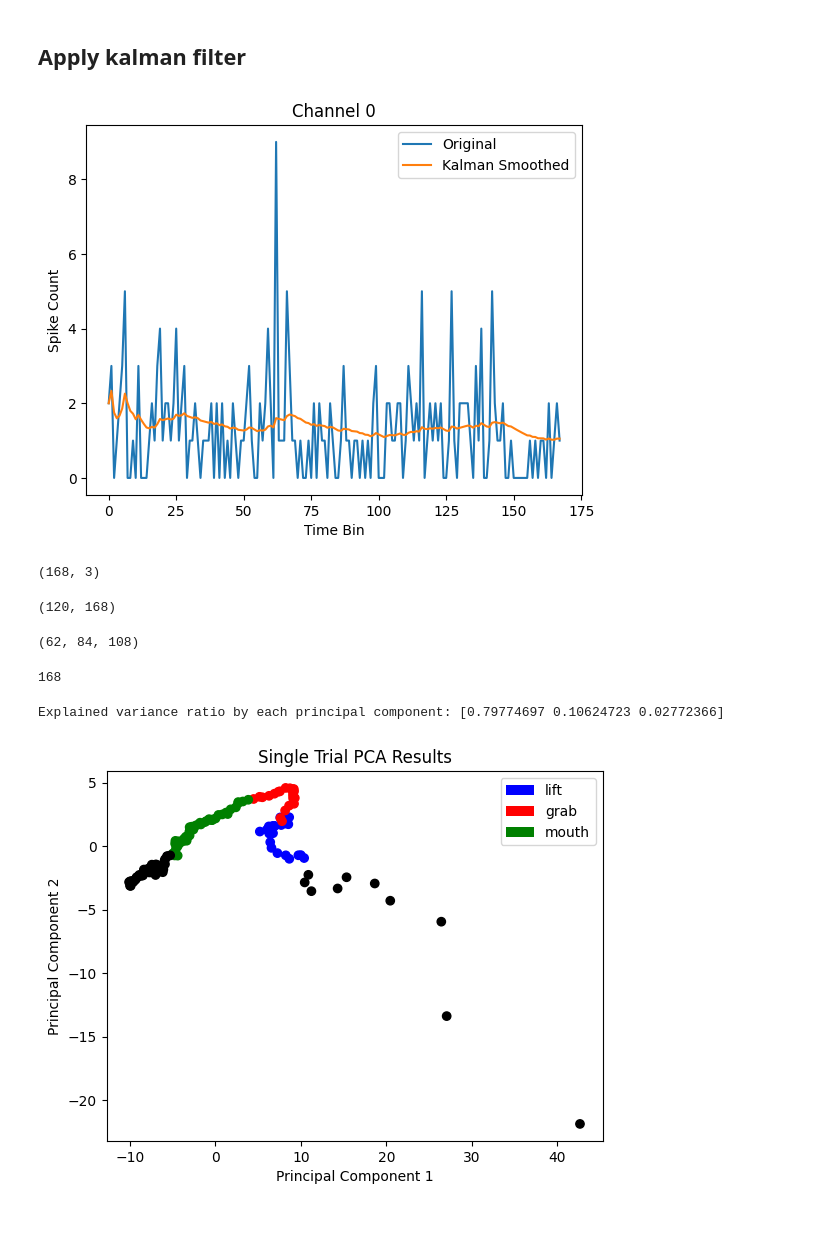
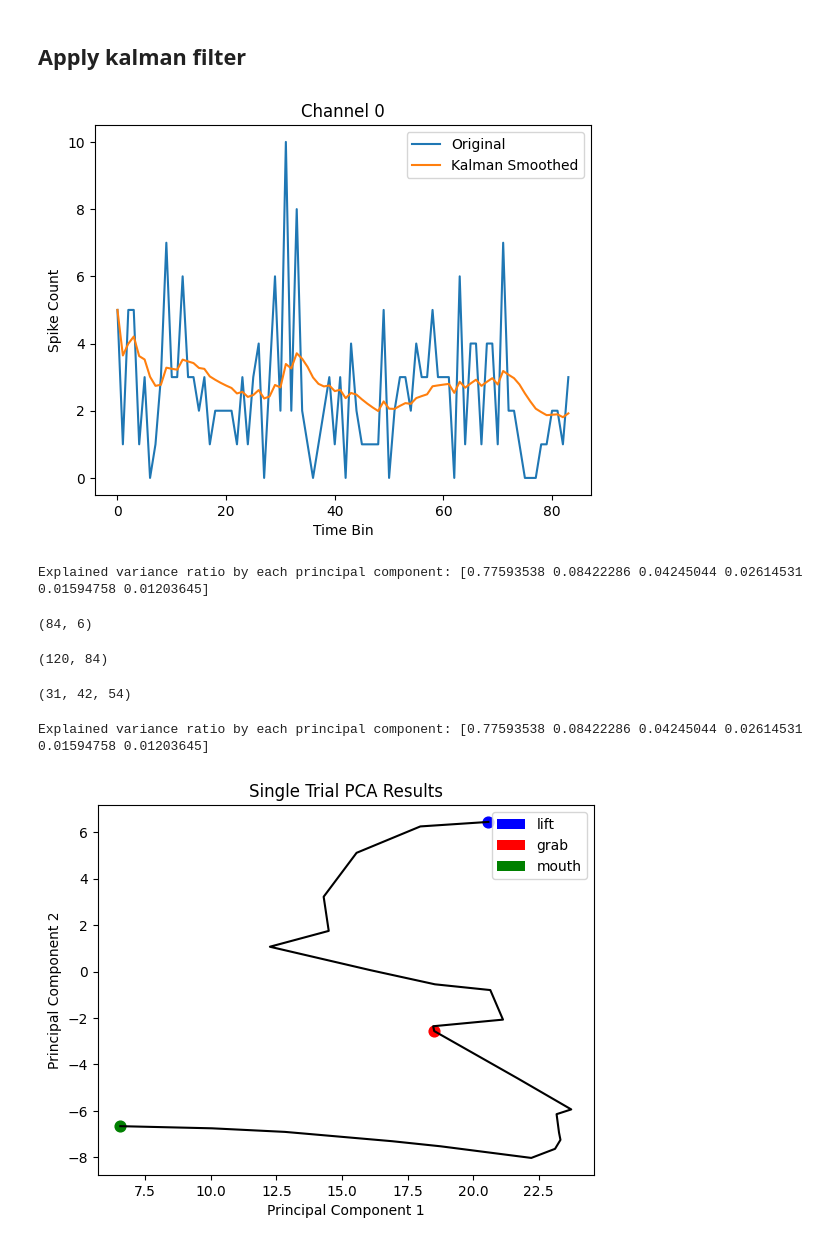
Before and after one commit to hantman-lab/realSpike, a Jupyter notebook: notebooks/pro-svd/PCA_single_trial_control.ipynb, the cells around one changed output. Saved outputs shown, nothing was run; the diff lists cells and outputs as text; code cells hidden in the pictures.

```diff
--- a/notebooks/pro-svd/PCA_single_trial_control.ipynb
+++ b/notebooks/pro-svd/PCA_single_trial_control.ipynb
@@ -267,6 +267,9 @@ def bin_spike_data(spikes, bin_size):
     # Reshape and sum
     binned = spikes.reshape(n_channels, n_bins, bin_size).sum(axis=2)
     return binned
+# %%
+bin_size = 10 # 10ms * 30 points per 1ms
 # %%
-binned_spikes = bin_spike_data(a, 150)
+b = bin_size * 30
+binned_spikes = bin_spike_data(a, bin_size=b)
 # %% [output]
@@ -281,7 +284,7 @@ binned_spikes.shape
 import numpy as np
 from filterpy.kalman import KalmanFilter
 
-def apply_kalman_filter(data, A=1, H=1, Q=0.001, R=1, initial_state=None):
+def apply_kalman_filter(data, A=1, H=1, Q=1e-2, R=1, initial_state=None):
     """
     Applies 1D Kalman filter to each channel in the binned spike data.
 
@@ -328,7 +331,7 @@ plt.xlabel('Time Bin')
 plt.ylabel('Spike Count')
 plt.show()
 # %% [output]
-[figure, old version]
+[figure, new version]
 # %%
 from sklearn.decomposition import PCA
 # %%
@@ -337,14 +340,18 @@ pca = PCA(n_components=6)
 # Fit the PCA model to the data and transform the data
 pca.fit(smoothed.T)
 reduced_data = pca.transform(smoothed.T)
+
+print("Explained variance ratio by each principal component:", pca.explained_variance_ratio_)
+# %% [output]
+Explained variance ratio by each principal component: [0.77593538 0.08422286 0.04245044 0.02614531 0.01594758 0.01203645]
 # %%
 reduced_data.shape
 # %% [output]
-(168, 3)
+(84, 6)
 # %%
 smoothed.shape
 # %% [output]
-(120, 168)
+(120, 84)
 # %%
 # lift/grab/mouth
 # %%
@@ -352,12 +359,12 @@ smoothed.shape
 # 300 ms after mouth = 60 bins
 # %%
 # lift duration
-lift = int(data["lift_ms"][0,trial_no] / 5)
+lift = int(data["lift_ms"][0,trial_no] / bin_size)
 # grab duration
-grab = int(data["grab_ms"][0,trial_no] / 5)
+grab = int(data["grab_ms"][0,trial_no] / bin_size)
 # mouth duration
-mouth = int(data["mouth_ms"][0,trial_no] / 5)
+mouth = int(data["mouth_ms"][0,trial_no] / bin_size)
 
 (lift, grab, mouth)
 # %% [output]
-(62, 84, 108)
+(31, 42, 54)
@@ -366,29 +371,32 @@ colors = ["black"] * 10 + ["blue"] * (grab-lift) + ["red"] * (mouth-grab) + ["gr
-# %%
-len(colors)
-# %% [output]
-168
 # %%
 # Print explained variance ratio
 print("Explained variance ratio by each principal component:", pca.explained_variance_ratio_)
 
+lift_start = int(50 / bin_size)
+mouth_start = lift_start + (mouth-lift)
+
 # # Visualize the reduced data (scatter plot)
-plt.scatter(reduced_data[:, 0], reduced_data[:, 1], c=colors)
+plt.plot(reduced_data[lift_start:mouth_start+1, 0], reduced_data[lift_start:mouth_start+1, 1], c="black")
 plt.xlabel("Principal Component 1")
 plt.ylabel("Principal Component 2")
 plt.title("Single Trial PCA Results")
+
+plt.scatter(reduced_data[lift_start, 0], reduced_data[lift_start, 1], s=60, c="blue")
+plt.scatter(reduced_data[grab - lift + lift_start, 0], reduced_data[grab-lift +lift_start, 1], s=60, c="red")
+plt.scatter(reduced_data[mouth_start, 0], reduced_data[mouth_start, 1], s=60, c="green")
 
 from matplotlib.patches import Patch
 
 # Sample color mapping
 c = {'lift': 'blue', 'grab': 'red', 'mouth': 'green'}
 
 # Manual legend
-legend_elements = [Patch(facecolor=color, label=fruit) for fruit, color in c.items()]
+legend_elements = [Patch(facecolor=color, label=beh) for beh, color in c.items()]
 plt.legend(handles=legend_elements)
 plt.show()
 # %% [output]
-Explained variance ratio by each principal component: [0.79774697 0.10624723 0.02772366]
+Explained variance ratio by each principal component: [0.77593538 0.08422286 0.04245044 0.02614531 0.01594758 0.01203645]
-[figure, old version]
+[figure, new version]
 # %%
 from tqdm import tqdm
 # %%
```
Also changed, not shown: parts of 6 cells of this notebook.
